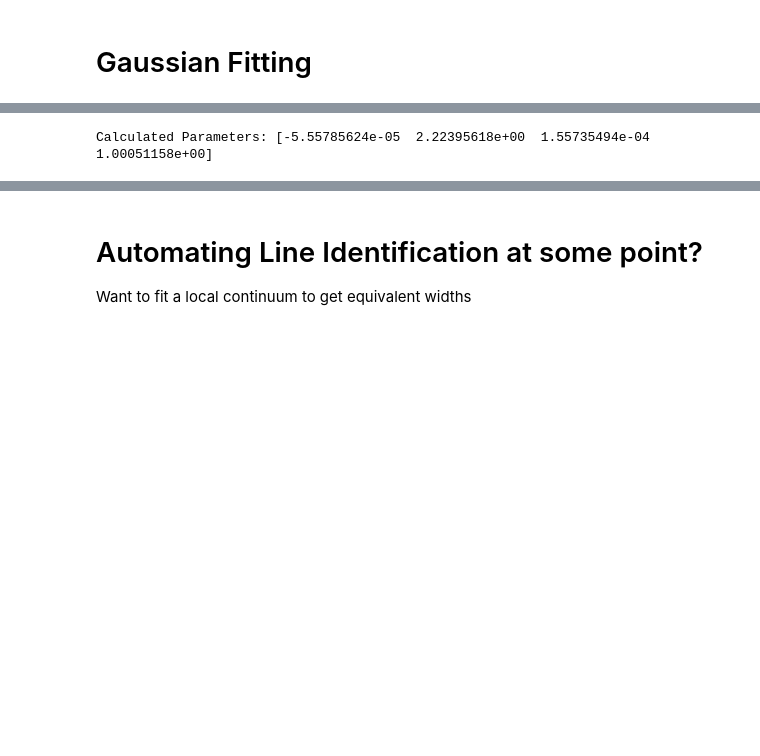
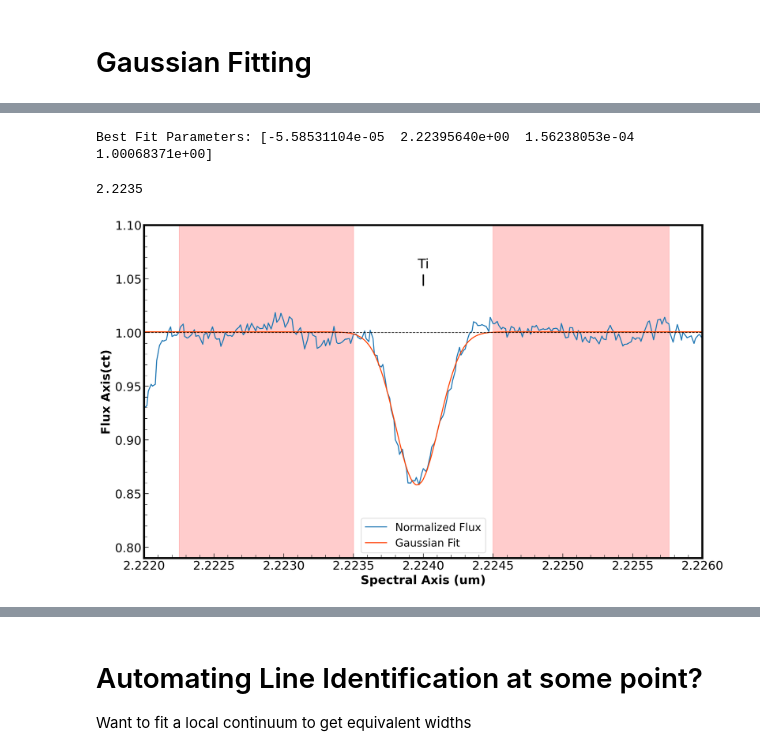
Before and after one commit to SavOliveira/IGRINS-Spectra, a Jupyter notebook: anon1_TI_2_224.ipynb, the cells around one changed output, grey strips where cells are left out. Drawn from its saved outputs; the diff is of its cells as text; code cells hidden in the pictures; blank space fills up the shorter version.

```diff
--- a/anon1_TI_2_224.ipynb
+++ b/anon1_TI_2_224.ipynb
@@ -407,6 +426,55 @@ bounds = ([-10.,0.,0.01,0.95],[10,200.,100.,1.05])
 popt, pcov = curve_fit(f=gaussian_func, xdata=anon1_wavlen.loc[contlo_min:conthi_max], ydata=cont_norm.loc[contlo_min:conthi_max],p0=init_params, maxfev=10000)
 best_model = gaussian_func(anon1_wavlen, *popt)
 
-print("Calculated Parameters:", popt)
+print("Best Fit Parameters:", popt)
 # %% [output]
-Calculated Parameters: [-5.55785624e-05  2.22395618e+00  1.55735494e-04  1.00051158e+00]
+Best Fit Parameters: [-5.58531104e-05  2.22395640e+00  1.56238053e-04  1.00068371e+00]
+# %%
+anon1_wavlen[contlo_max]
+# %% [output]
+2.2235
+# %%
+fig,ax = plt.subplots(figsize=(15,9))
+
+# plt.scatter(anon1_spec.spectral_axis, anon1_spec.flux,label='Original Flux')
+plt.plot(anon1_wavlen, cont_norm,label='Normalized Flux')
+plt.plot(anon1_wavlen, best_model,color='orangered', label='Gaussian Fit')
+
+# plt.fill_between(anon1_wavlen, y1=best_model, y2=1.0, where=(anon1_wavlen >= anon1_wavlen[contlo_max]) & (anon1_wavlen <= anon1_wavlen[conthi_min]), color='gray', alpha=0.5, label='Line Region')
+
+
+plt.axhline(y=1, color='black', linewidth=1, linestyle='dashed')
+# plt.axhline(y=half_max,color='black',lw=1,ls='dashed')
+# plt.axvline(x=popt[1]+3*popt[2], color='black', linewidth=1, linestyle='dotted',label='3 $\sigma$')
+# plt.axvline(x=popt[1]-3*popt[2], color='black', linewidth=1, linestyle='dotted')
+
+# Loop through NIR line dictionary and plot vertical, dashed lines at those wavelengths
+# Iterate over number of objects
+for i in range(len(nir_dict)):
+    # Iterate over the NIR dictionary
+    for ii in range(len(lines_wav)):
+        plt.axvline(lines_wav[ii],0.82,0.85,color='black')
+    # ax.text(lines_wav[ii],text_y,labels,ha='center')
+
+# Continuum Estimation region
+plt.axvspan(anon1_wavlen[contlo_min],anon1_wavlen[contlo_max], color='red', alpha=0.2)
+plt.axvspan(anon1_wavlen[conthi_min],anon1_wavlen[conthi_max], color='red', alpha=0.2)
+
+text_y = 1.06
+ax.text(nir_dict['Ti-2.224'],text_y,'Ti',ha='center')
+
+# Set fig axis limits
+plt.xlim(2.222,2.226)
+plt.ylim(0.79,1.1)
+
+# Enable minor tick marks
+ax.minorticks_on()
+
+plt.xlabel('Spectral Axis ({})'.format(anon1_spec.spectral_axis.unit))
+plt.ylabel('Flux Axis({})'.format(anon1_spec.flux.unit))
+plt.legend()
+
+plt.savefig(fig_path+'anon1_Ti_2_224_gauss.png')
+plt.show()
+# %% [output]
+[figure, added]
```
Also changed, not shown: parts of 26 cells of this notebook, 19 other files.
